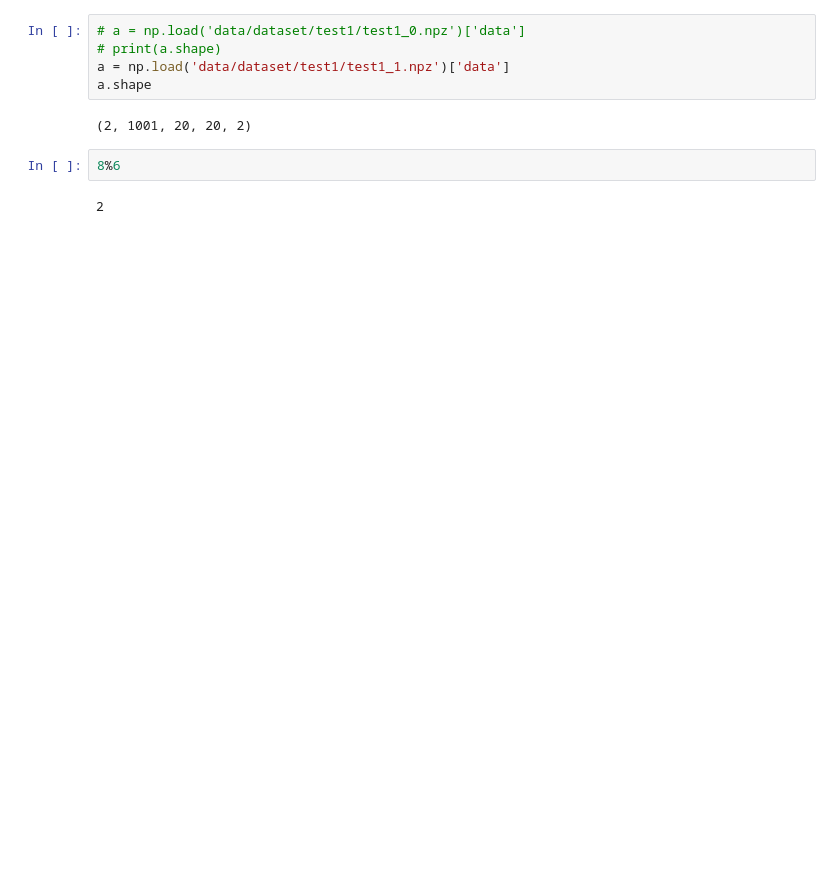
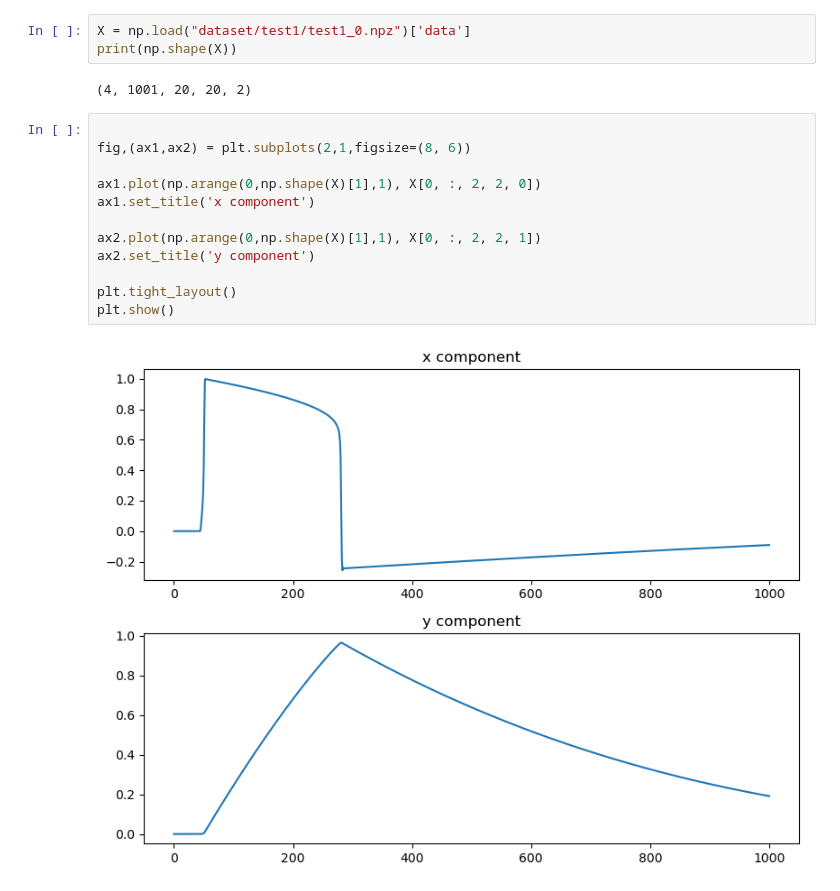
Before and after one commit to ibismanu/PACSproject_LED, a Jupyter notebook: main.ipynb, the cells around one changed output. Cells and saved outputs as stored; diff of their text form; blank space fills up the shorter version.

```diff
--- a/main.ipynb
+++ b/main.ipynb
@@ -32,11 +34,19 @@ FileNotFoundError: [Errno 2] No such file or directory: 'data/samples/sample_1.n
 # %%
-# a = np.load('data/dataset/test1/test1_0.npz')['data']
-# print(a.shape)
-a = np.load('data/dataset/test1/test1_1.npz')['data']
-a.shape
+X = np.load("dataset/test1/test1_0.npz")['data']
+print(np.shape(X))
 # %% [output]
-(2, 1001, 20, 20, 2)
+(4, 1001, 20, 20, 2)
-# %%
-8%6
-# %% [output]
-2
+# %%
+
+fig,(ax1,ax2) = plt.subplots(2,1,figsize=(8, 6))
+
+ax1.plot(np.arange(0,np.shape(X)[1],1), X[0, :, 2, 2, 0])
+ax1.set_title('x component')
+
+ax2.plot(np.arange(0,np.shape(X)[1],1), X[0, :, 2, 2, 1])
+ax2.set_title('y component')
+
+plt.tight_layout()
+plt.show()
+# %% [output]
+[figure, added]
```
Also changed, not shown: parts of 4 cells of this notebook, 21 other files.
